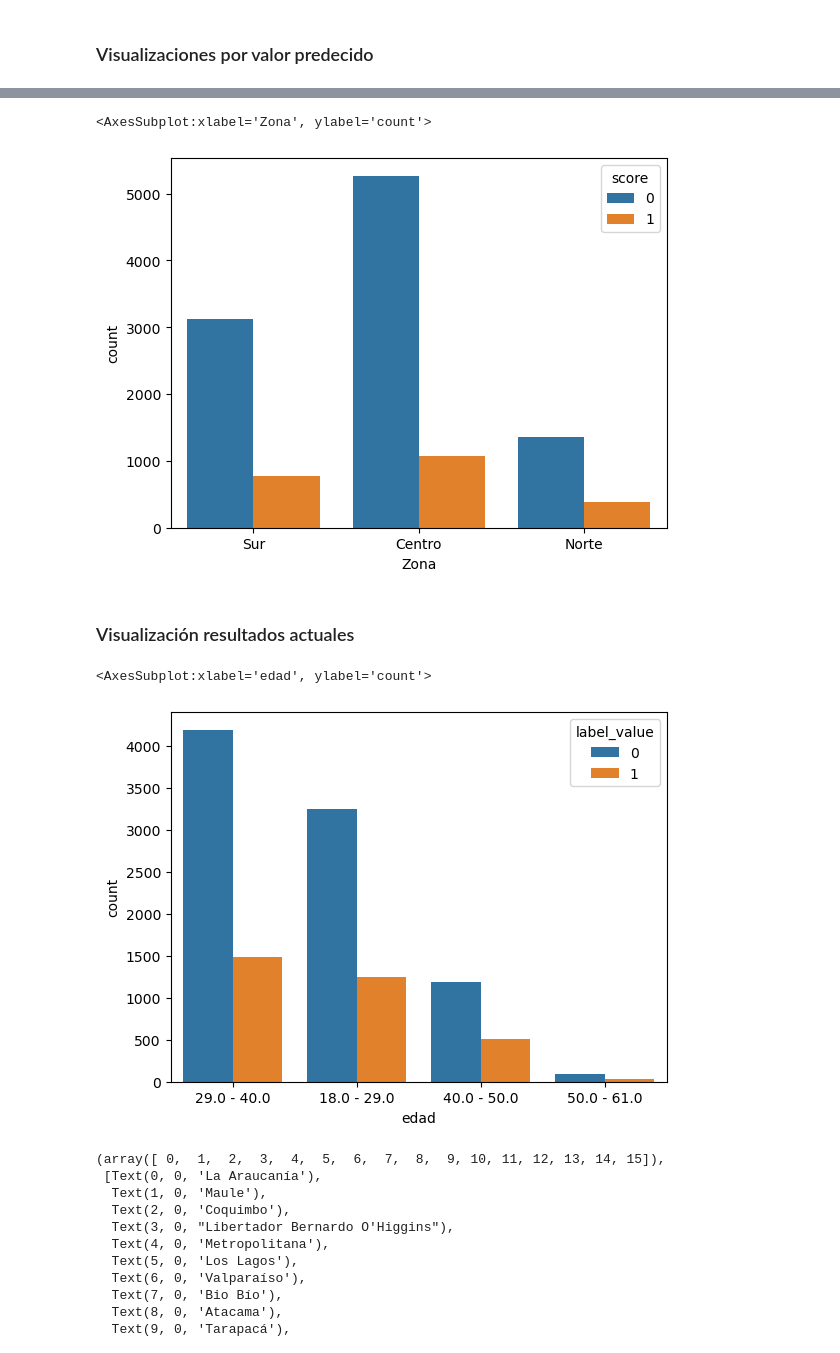
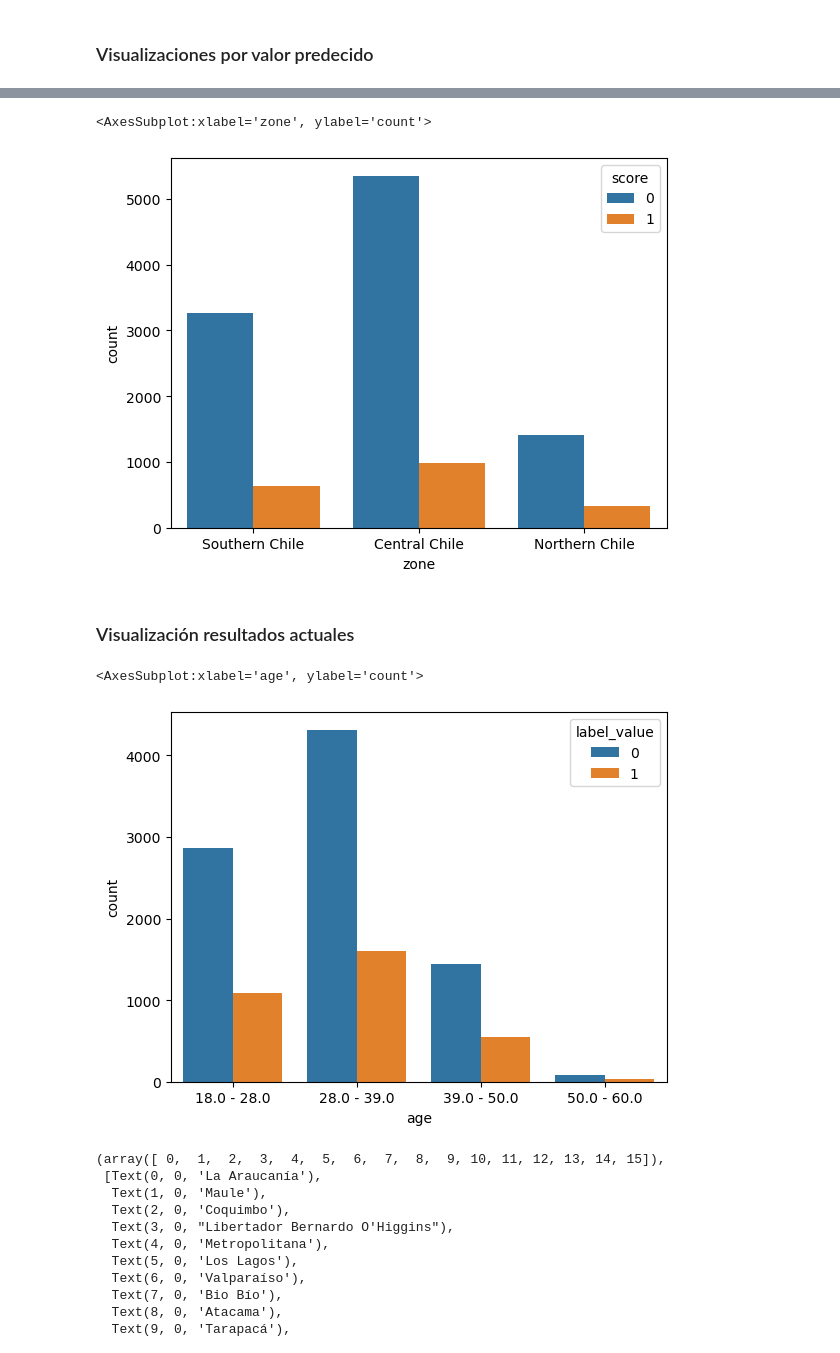
Before and after one commit to nsalazarv/ethical-ml-framework, a Jupyter notebook: experiments/pettyTheft/pt_aequitas_improved.ipynb, the cells around one changed output, grey strips where cells are left out. Cells and saved outputs as stored; diff of their text form; code cells hidden in the pictures.

```diff
--- a/experiments/pettyTheft/pt_aequitas_improved.ipynb
+++ b/experiments/pettyTheft/pt_aequitas_improved.ipynb
@@ -11,11 +11,12 @@ import math
 # %% [markdown]
 ### Cargando datos y pre-procesamiento
 # %%
-path = r'/Users/nsalazarv/Library/CloudStorage/GoogleDrive-nachosalazarv@gmail.com/My Drive/Tesis/Pruebas/outputs/preds_hfalta_opt2.csv'
+path = r'../pettyTheft/outputs/preds_pt_improved_normal.csv'
 
 df = pd.read_csv(path)
 df.drop(columns=['Unnamed: 0'], inplace=True)
 df.rename(columns={'0': 'label_value'}, inplace=True)
-df['edad'] = df['edad'].astype(int)
+df['age'] = df['age_normal'].astype(int)
+df.drop(columns=['age_normal'], inplace=True)
 df
 # %% [output]
@@ -34,12 +35,12 @@ df
 11987 rows × 7 columns
 # %%
-## Cambio edad a intervalos
+## Cambio age a intervalos
 
-values = np.round(np.linspace(df['edad'].min(),df['edad'].max()+1,5))
+values = np.round(np.linspace(df['age'].min(),df['age'].max()+1,5))
 
 interval = []
 
-for i in df['edad'].values:
+for i in df['age'].values:
   if math.isnan(i):
     interval.append('Not found')
   else:
@@ -50,23 +51,23 @@ for i in df['edad'].values:
       else:
         if i>= values[j]:
           interval.append('More than ' + str(values[j]))
-df['edad']=interval
+df['age']=interval
 # %%
-## Creación de variable "Zona"
+## Creación de variable "zone"
 
-df['Zona'] = np.nan
+df['zone'] = np.nan
 
 norte = ['Tarapacá', 'Arica y Parinacota', 'Antofagasta', 'Atacama', "Coquimbo"]
 centro = ['Metropolitana', 'Valparaíso', 'Maule', "Libertador Bernardo O'Higgins", 'Ñuble']
 sur = ['Los Lagos', 'Bio Bío', 'Magallanes y Antártica Chilena', 'La Araucanía', 'Los Ríos', 'Aysén']
 
 for i in range(len(df)):
-    if df['Region'][i] in norte:
-        df['Zona'][i] = 'Norte'
-    elif df['Region'][i] in centro:
-        df['Zona'][i] = 'Centro'
-    elif df['Region'][i] in sur:
-        df['Zona'][i] = 'Sur'
+    if df['region'][i] in norte:
+        df['zone'][i] = 'Northern Chile'
+    elif df['region'][i] in centro:
+        df['zone'][i] = 'Central Chile'
+    elif df['region'][i] in sur:
+        df['zone'][i] = 'Southern Chile'
 # %% [output]
 A value is trying to be set on a copy of a slice from a DataFrame
 
@@ -120,13 +121,13 @@ plt.xticks(rotation = 90)
 # %%
-sns.countplot(x="Zona", hue="score", data=df)
+sns.countplot(x="zone", hue="score", data=df)
 # %% [output]
-<AxesSubplot:xlabel='Zona', ylabel='count'>
+<AxesSubplot:xlabel='zone', ylabel='count'>
-[figure, old version]
+[figure, new version]
 # %% [markdown]
 ### Visualización resultados actuales
 # %%
-sns.countplot(x="edad", hue="label_value", data=df)
+sns.countplot(x="age", hue="label_value", data=df)
 # %% [output]
-<AxesSubplot:xlabel='edad', ylabel='count'>
+<AxesSubplot:xlabel='age', ylabel='count'>
-[figure, old version]
+[figure, new version]
 # %%
```
Also changed, not shown: parts of 47 cells of this notebook, 1 other file.
